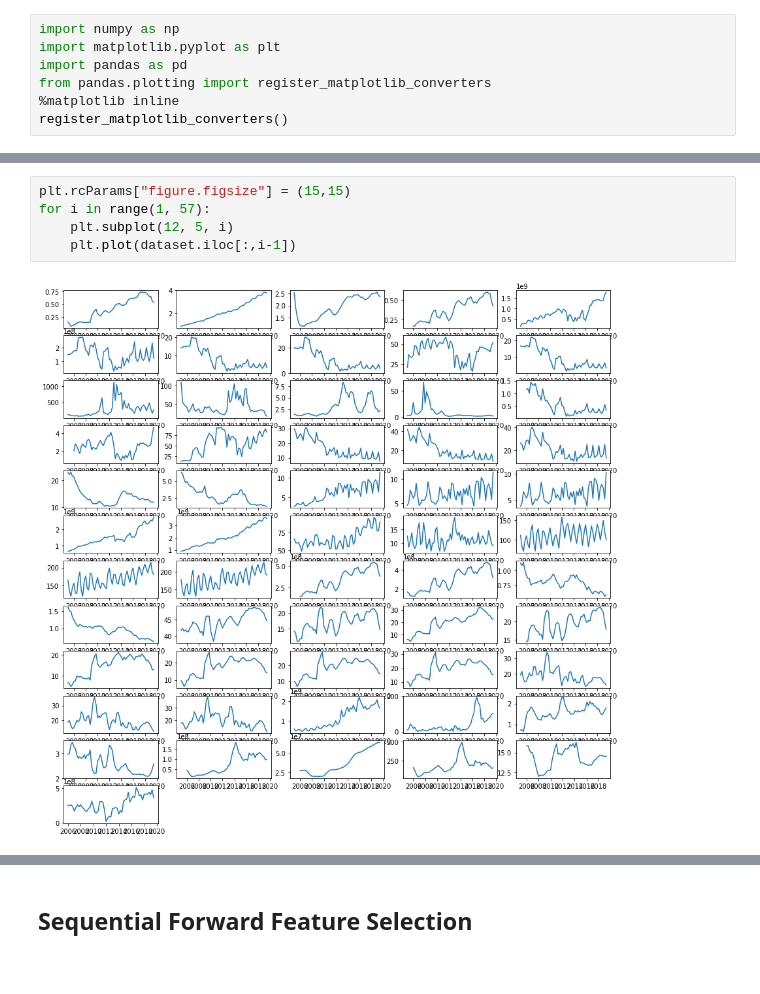
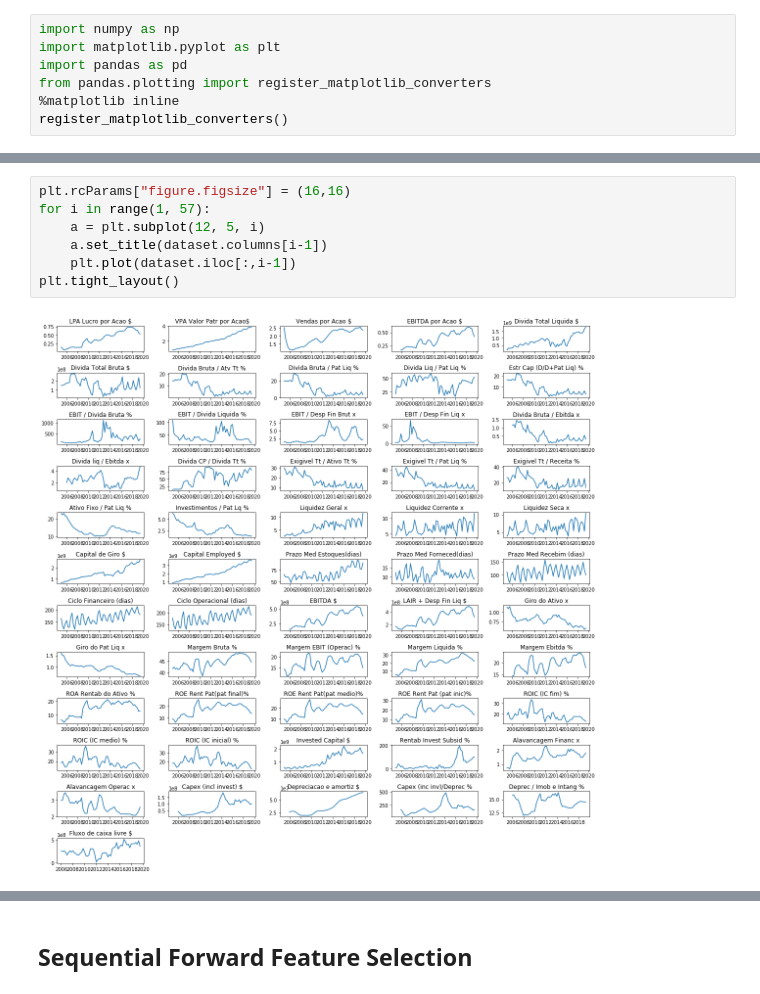
Before and after one commit to GuiMend/stock-prediction-rnn-fundamentals, a Jupyter notebook: Data cleaning.ipynb, the cells around one changed output, grey strips where cells are left out. Saved outputs shown, nothing was run; the diff lists cells and outputs as text.

```diff
--- a/Data cleaning.ipynb
+++ b/Data cleaning.ipynb
@@ -71,10 +73,12 @@ dataset.head()
 # %%
-plt.rcParams["figure.figsize"] = (15,15)
+plt.rcParams["figure.figsize"] = (16,16)
 for i in range(1, 57):
-    plt.subplot(12, 5, i)
+    a = plt.subplot(12, 5, i)
+    a.set_title(dataset.columns[i-1])
     plt.plot(dataset.iloc[:,i-1])
+plt.tight_layout()
 # %% [output]
-[figure, old version]
+[figure, new version]
 # %%
 # It's possible to see that the data values seem to have a trend, but no seasonality. In this case, the missing
 # data will be handles using Interpolation
```
Also changed, not shown: parts of 4 cells of this notebook, 1 other file.
